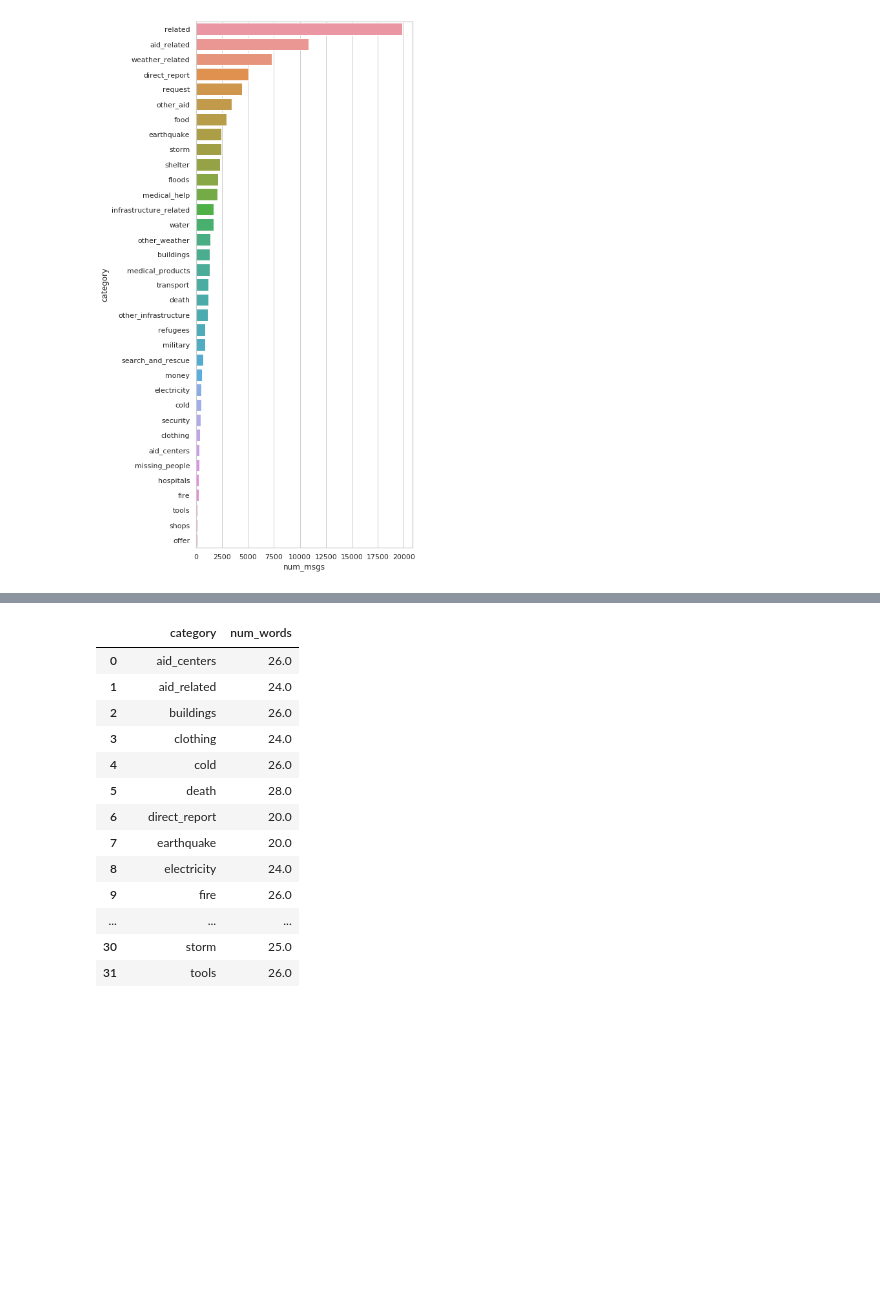
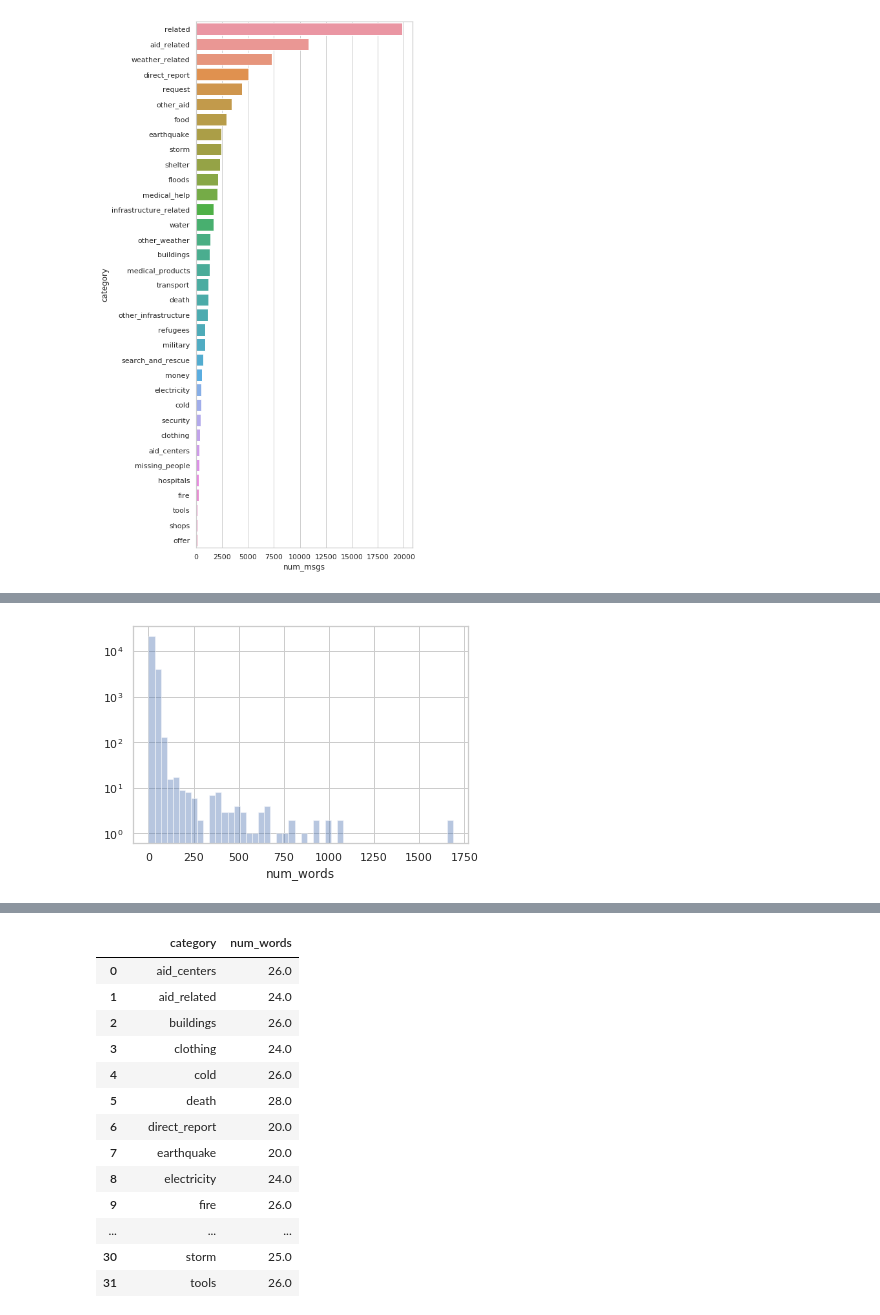
Before and after one commit to tarcisobraz/disaster-message-clf, a Jupyter notebook: data/ETL Pipeline Preparation.ipynb, the cells around one changed output, grey strips where cells are left out. Drawn from its saved outputs; the diff is of its cells as text; code cells hidden in the pictures; blank space fills up the shorter version.

Commit message:
feat: Adds word count overall analysis to ETL notebook.

```diff
--- a/data/ETL Pipeline Preparation.ipynb
+++ b/data/ETL Pipeline Preparation.ipynb
@@ -348,0 +355,3 @@ sns.barplot(x="num_msgs", y="category", data=num_msgs_per_cat);
+# %%
+num_words_dist = messages.message.apply(lambda x: len(x.split())).to_frame(name='num_words')
+num_words_dist
@@ -348,0 +372,5 @@ sns.barplot(x="num_msgs", y="category", data=num_msgs_per_cat);
+# %%
+p = sns.distplot(num_words_dist.num_words, kde=False)
+p.axes.set_yscale('log');
+# %% [output]
+[figure, added]
```
Also changed, not shown: parts of 12 cells of this notebook.
